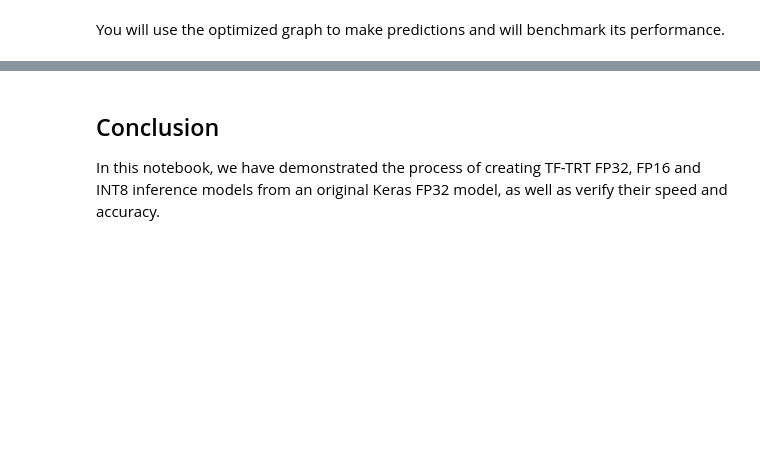
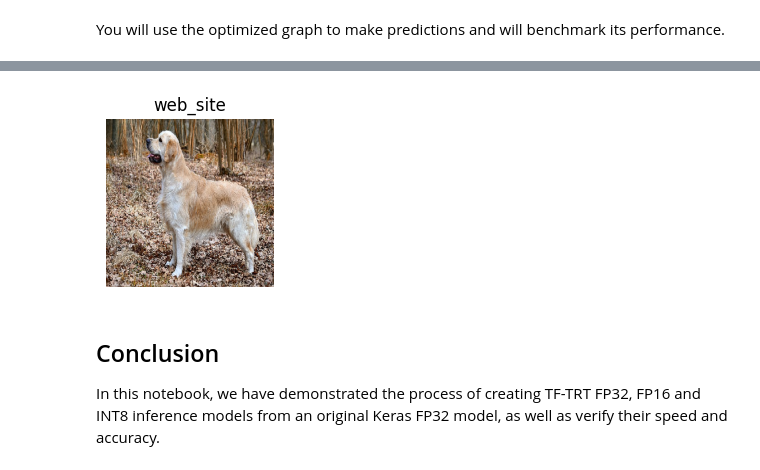
Before and after one commit to Unstopable18/Optimize-TensorFlow-Models-with-TensorRT, a Jupyter notebook: Optimize_TensorFlow_Models_For_Deployment_with_TensorRT.ipynb, the cells around one changed output, grey strips where cells are left out. Cells and saved outputs as stored; diff of their text form; code cells hidden in the pictures; blank space fills up the shorter version.

```diff
--- a/Optimize_TensorFlow_Models_For_Deployment_with_TensorRT.ipynb
+++ b/Optimize_TensorFlow_Models_For_Deployment_with_TensorRT.ipynb
@@ -530,3 +663,5 @@ You will convert a TensorFlow saved model into a TF-TRT optimized graph using IN
 ## Task 12: Benchmark TF-TRT INT8
 # %% [markdown]
 You will use the optimized graph to make predictions and will benchmark its performance.
+# %%
+saved_model_loaded=load_tf_saved_model('/content/inceptionv3_saved_model_TFTRT_INT8')
@@ -532,0 +670,2 @@ You will use the optimized graph to make predictions and will benchmark its perf
+# %%
+infer=saved_model_loaded.signatures['serving_default']
@@ -532,0 +692,3 @@ You will use the optimized graph to make predictions and will benchmark its perf
+# %%
+show_predictions(infer)
+# %% [output]
@@ -533,3 +698,4 @@ You will use the optimized graph to make predictions and will benchmark its perf
+[figure, added]
 # %% [markdown]
 ## Conclusion
 In this notebook, we have demonstrated the process of creating TF-TRT FP32, FP16 and INT8 inference models from an original Keras FP32 model, as well as verify their speed and accuracy.
```
Also changed, not shown: parts of 22 cells of this notebook.
